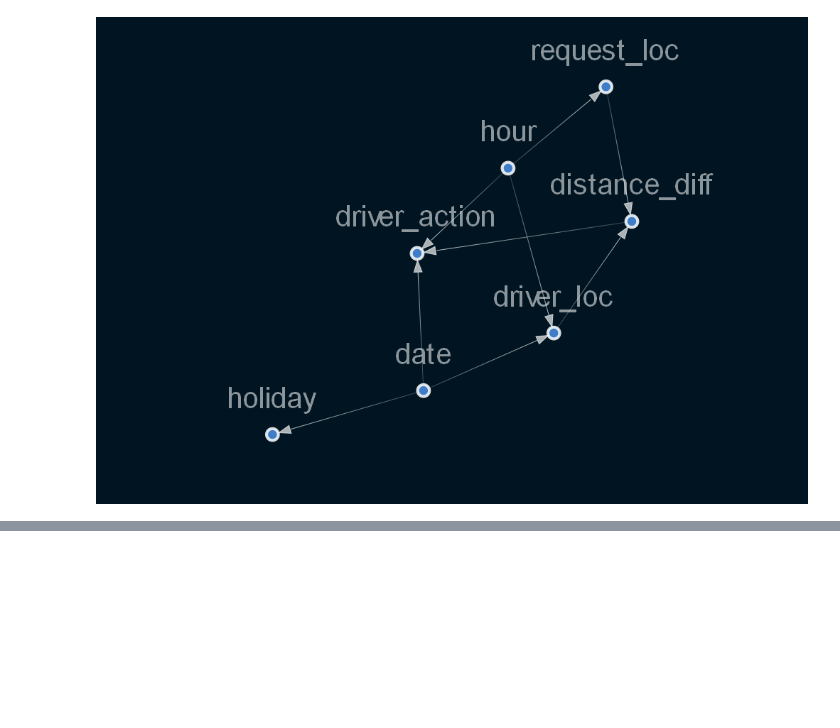
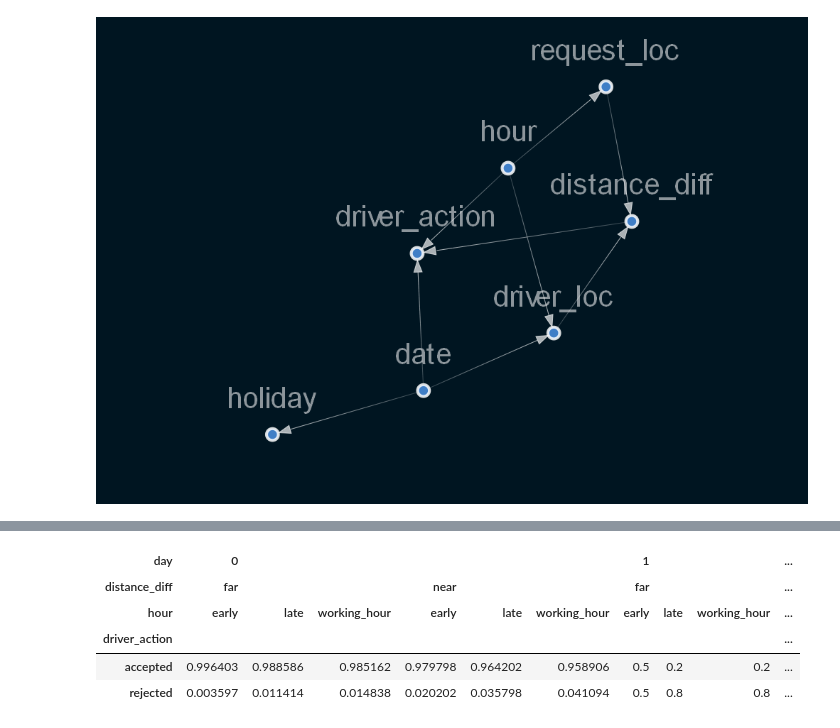
Before and after one commit to Nathnael12/Causal-Inference, a Jupyter notebook: notebooks/causal_inference.ipynb, the cells around one changed output, grey strips where cells are left out. Saved outputs shown, nothing was run; the diff lists cells and outputs as text; code cells hidden in the pictures; blank space fills up the shorter version.

```diff
--- a/notebooks/causal_inference.ipynb
+++ b/notebooks/causal_inference.ipynb
@@ -164,0 +297,35 @@ Image(viz.draw(format='png'))
+# %%
+fullfilled_map = {0: "yes", 1: "no"}
+holiday_map = {0: "no", 1: "yes"}
+weekend_map = {0: "no", 1: "yes"}
+driver_action_map = {0: "accepted", 1: "rejected"}
+
+hour_map = {0:"early",1:"working_hour",2:"late"}
+distance_map = {0:"near",1:"far"}
+duration_map = {0:"short",1:"valid"}
+
+
+discretised_data["fulfilled"] = discretised_data["fulfilled"].map(fullfilled_map)
+discretised_data["holiday"] = discretised_data["holiday"].map(holiday_map)
+discretised_data["weekend"] = discretised_data["weekend"].map(weekend_map)
+discretised_data["driver_action"] = discretised_data["driver_action"].map(driver_action_map)
+discretised_data["hour"] = discretised_data["hour"].map(hour_map)
+discretised_data["distance_diff"] = discretised_data["distance_diff"].map(distance_map)
+discretised_data["duration_min"] = discretised_data["duration_min"].map(duration_map)
+# %%
+from sklearn.model_selection import train_test_split
+
+train, test = train_test_split(discretised_data, train_size=0.9, test_size=0.1, random_state=7)
+# %%
+bn = bn.fit_node_states(discretised_data)
+# %%
+bn = bn.fit_cpds(train, method="BayesianEstimator", bayes_prior="K2")
+# %%
+bn.cpds["driver_action"]
+# %% [output]
+| day | 0 |  |  |  |  |  | 1 |  |  | ... |
+| distance_diff | far |  |  | near |  |  | far |  |  | ... |
+| hour | early | late | working_hour | early | late | working_hour | early | late | working_hour | ... |
+| driver_action |  |  |  |  |  |  |  |  |  | ... |
+| accepted | 0.996403 | 0.988586 | 0.985162 | 0.979798 | 0.964202 | 0.958906 | 0.5 | 0.2 | 0.2 | ... |
+| rejected | 0.003597 | 0.011414 | 0.014838 | 0.020202 | 0.035798 | 0.041094 | 0.5 | 0.8 | 0.8 | ... |
```
Also changed, not shown: parts of 24 cells of this notebook.
